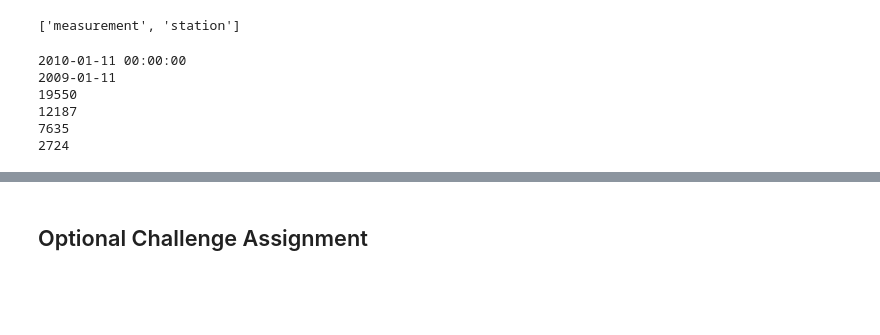
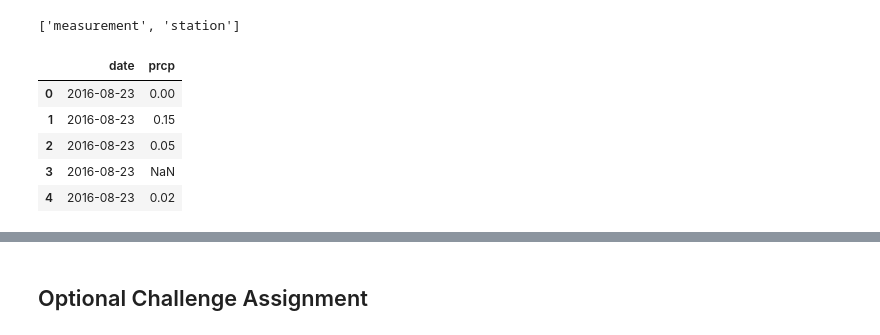
Before and after one commit to feldsteina/Hawaii, a Jupyter notebook: climate_starter.ipynb, the cells around one changed output, grey strips where cells are left out. Drawn from its saved outputs; the diff is of its cells as text; code cells hidden in the pictures; blank space fills up the shorter version.

```diff
--- a/climate_starter.ipynb
+++ b/climate_starter.ipynb
@@ -35,35 +35,22 @@ Station = Base.classes.station
 session = Session(engine)
 # %%
 # Design a query to retrieve the last 12 months of precipitation data and plot the results
-# July 1-10
+
 qMeasure = session.query(Measurement)
 # Calculate the date 1 year ago from the last data point in the database
-qYearOld = session.query(Measurement.date).order_by(Measurement.date.desc()).limit(1)
-convertedDate = dt.datetime.strptime(item.date, "%Y-%m-%d")
-print(convertedDate)
-OneYearAgo = int(convertedDate.year) - 1
-SameMonth = int(convertedDate.month)
-SameDay = int(convertedDate.day)
-OneYearAgoDate = dt.datetime(OneYearAgo,SameMonth,SameDay)
-OneYearAgoDateStr = str(OneYearAgoDate.date())
-print(OneYearAgoDateStr)
+yearData = session.query(Measurement.date, Measurement.prcp).filter(Measurement.date > "2016-08-22").filter(Measurement.date <= "2017-08-23").order_by(Measurement.date)
 
-qYearOldID = session.query(Measurement.id).filter(Measurement.date >= qYearOld).order_by(Measurement.id.desc())
-# Perform a query to retrieve the data and precipitation scores
-for items in qYearOldID:
-    print(items.id)
-# data = session.query(Measurement.date, Measurement.prcp).limit(10)
-# for item in data:
-#     print(f"{item.date} {item.prcp}")
+# for items in yearData:
+#     print(f"{items.date} {type(items.date)}| {items.prcp} {type(items.prcp)}")
+
 # Save the query results as a Pandas DataFrame and set the index to the date column
-
+df_YearData = pd.read_sql(yearData.statement, engine)
 # Sort the dataframe by date
-
-# Use Pandas Plotting with Matplotlib to plot the data
+df_YearData.head()
 # %% [output]
-2010-01-11 00:00:00
-2009-01-11
-19550
-12187
-7635
-2724
+|  | date | prcp |
+| 0 | 2016-08-23 | 0.00 |
+| 1 | 2016-08-23 | 0.15 |
+| 2 | 2016-08-23 | 0.05 |
+| 3 | 2016-08-23 | NaN |
+| 4 | 2016-08-23 | 0.02 |
```
Also changed, not shown: parts of 11 cells of this notebook.
